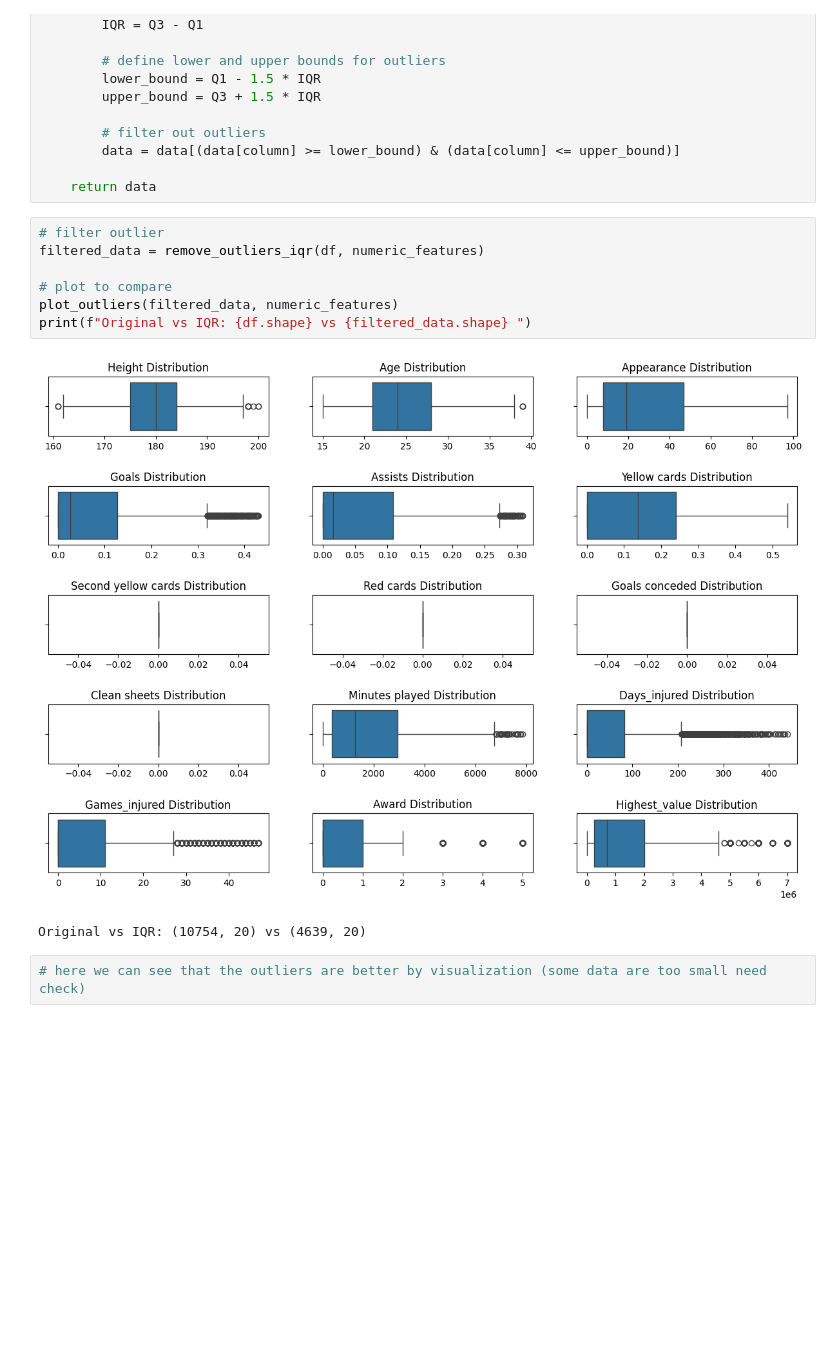
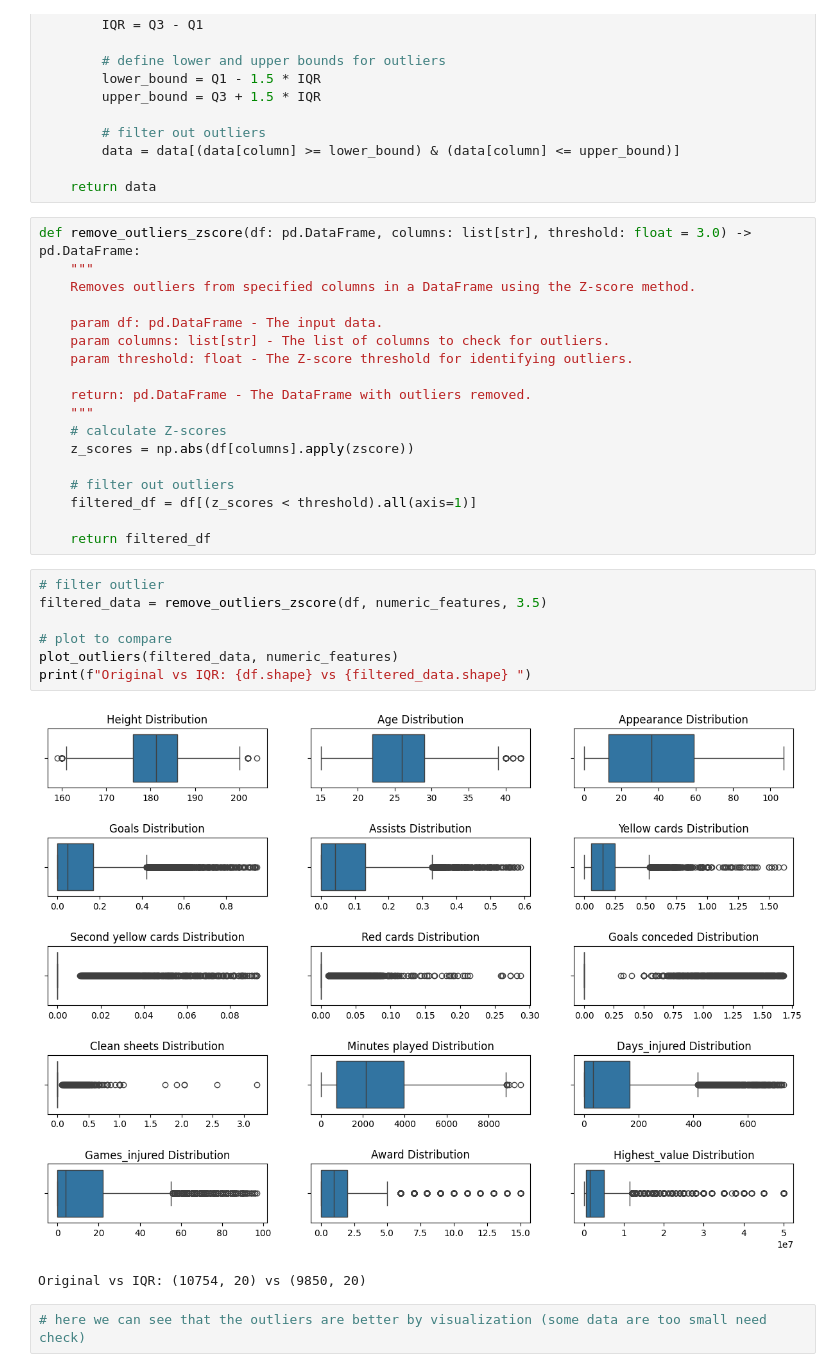
Before and after one commit to Tuwaiq-DS-ML-bootcamp-V-6/Use-case-7, a Jupyter notebook: ML_Linear_Regression.ipynb, the cells around one changed output. Saved outputs shown, nothing was run; the diff lists cells and outputs as text; blank space fills up the shorter version.

```diff
--- a/ML_Linear_Regression.ipynb
+++ b/ML_Linear_Regression.ipynb
@@ -217,16 +219,34 @@ def remove_outliers_iqr(data: pd.DataFrame, columns: list[str]) -> pd.DataFrame:
         data = data[(data[column] >= lower_bound) & (data[column] <= upper_bound)]
 
     return data
+# %%
+def remove_outliers_zscore(df: pd.DataFrame, columns: list[str], threshold: float = 3.0) -> pd.DataFrame:
+    """
+    Removes outliers from specified columns in a DataFrame using the Z-score method.
+
+    param df: pd.DataFrame - The input data.
+    param columns: list[str] - The list of columns to check for outliers.
+    param threshold: float - The Z-score threshold for identifying outliers.
+
+    return: pd.DataFrame - The DataFrame with outliers removed.
+    """
+    # calculate Z-scores
+    z_scores = np.abs(df[columns].apply(zscore))
+
+    # filter out outliers
+    filtered_df = df[(z_scores < threshold).all(axis=1)]
+
+    return filtered_df
 # %%
 # filter outlier
-filtered_data = remove_outliers_iqr(df, numeric_features)
+filtered_data = remove_outliers_zscore(df, numeric_features, 3.5)
 
 # plot to compare
 plot_outliers(filtered_data, numeric_features)
 print(f"Original vs IQR: {df.shape} vs {filtered_data.shape} ")
 # %% [output]
-[figure, old version]
+[figure, new version]
-Original vs IQR: (10754, 20) vs (4639, 20)
+Original vs IQR: (10754, 20) vs (9850, 20)
 # %%
 # here we can see that the outliers are better by visualization (some data are too small need check)
 # %% [markdown]
```
Also changed, not shown: parts of 82 cells of this notebook.
